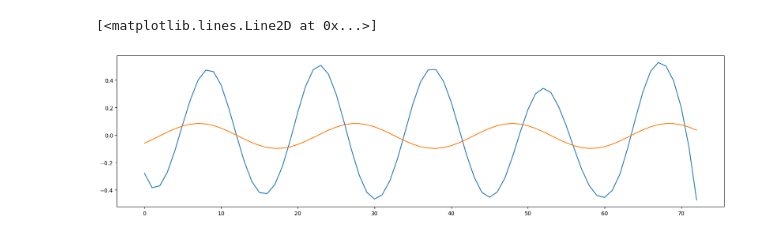
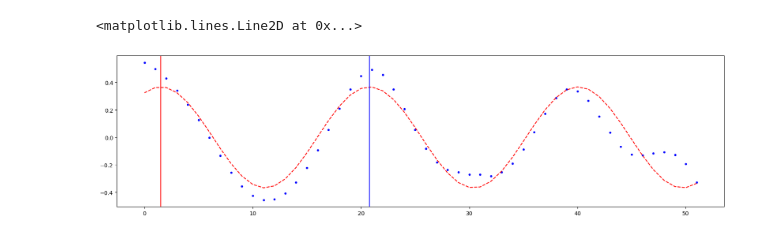
Before and after one commit to adarshramiyer/gAIt, a Jupyter notebook: data_processing/Imfit_exploration.ipynb, the cells around one changed output. Saved outputs shown, nothing was run; the diff lists cells and outputs as text; code cells hidden in the pictures.

Commit message:
implemented part 1 with lmfit

```diff
--- a/data_processing/Imfit_exploration.ipynb
+++ b/data_processing/Imfit_exploration.ipynb
@@ -9,8 +9,8 @@ from scipy.signal import savgol_filter
 # %%
 # helper functions
 
-def sinusoid(x, a, b, c, d):
-    return a * np.sin(b * x + c) + d
+def sinusoid(x, a, b, c):
+    return a * np.sin(b * x + c)
 
 def series_append(series, list, keys):
     for i in range(64):
@@ -27,38 +27,44 @@ def load_series(filename):
             series = series_append(series, csv_file[i], keys)
         return [series, int((len(csv_file) - 2) / 2)]
 
-def init_guesses(y):
-
-    raise NotImplementedError
-
-    # amplitude
-
-    # omega
-
-    # shift
-
-    # constant (0)
+def J(x, y, a, b, c):
+    return np.mean((a * np.sin(b*x + c) - y)**2)
 # %%
-
-series, num_frames = load_series('..\\time_series\\scale_normalized\\WS-O2-F0-B0-S3-L0-L-0066.csv')
+series, num_frames = load_series('..\\time_series\\scale_normalized\\WS-O2-F2-B0-S6-L0-L-0111.csv')
 x = np.arange(0, num_frames)
 y = savgol_filter(series['left_heel_y'], window_length=11, polyorder=3)
 
 y -= np.mean(y)
 y /= (max(y) - min(y))
 
-model = lmfit.models.ExpressionModel("ampl * sin((b * x) + c) + d")
-params = model.make_params(ampl=1, b = 0.3, c=-0.5, d=0)
+model = lmfit.models.SineModel()
+params = model.guess(y, x)
 fit = model.fit(y, params, x=x)
-params['d'].set(vary=False)
-lmfit_amp = fit.params['ampl'].value
-lmfit_omega = fit.params['b'].value
-lmfit_shift = fit.params['c'].value
-lmfit_const = fit.params['d'].value
+
+lmfit_amp = fit.params['amplitude'].value
+lmfit_omega = fit.params['frequency'].value
+lmfit_shift = fit.params['shift'].value
+# lmfit_const = fit.params['d'].value
 
 fig = plt.figure(figsize=(20, 5))
-plt.plot(x, y)
-plt.plot(x, sinusoid(x, lmfit_amp, lmfit_omega, lmfit_shift, lmfit_const))
+plt.plot(x, y, '.', c='b')
+plt.plot(x, sinusoid(x, lmfit_amp, lmfit_omega, lmfit_shift), 'r--')
+
+period = 2 * (np.pi) / lmfit_omega
+
+offset = (0.5 * np.pi / float(lmfit_omega)) - (float(lmfit_shift) / float(lmfit_omega))
+
+if (lmfit_amp < 0.0):
+    offset -= (np.pi) / (float(lmfit_omega))
+
+while (offset < 0.0):
+    offset += period
+
+while (offset > period):
+    offset -= period
+
+plt.axvline(offset, c='r')
+plt.axvline(offset + period, c='b')
 # %% [output]
-[<matplotlib.lines.Line2D at 0x...>]
+<matplotlib.lines.Line2D at 0x...>
-[figure, old version]
+[figure, new version]
```
Also changed, not shown: parts of 1 cell of this notebook, 1 other file.
